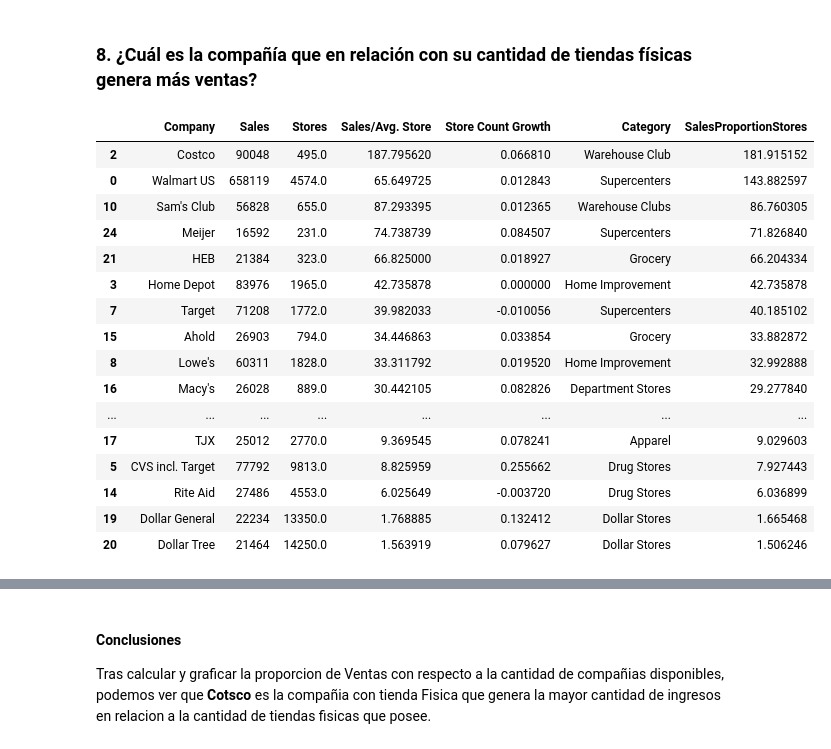
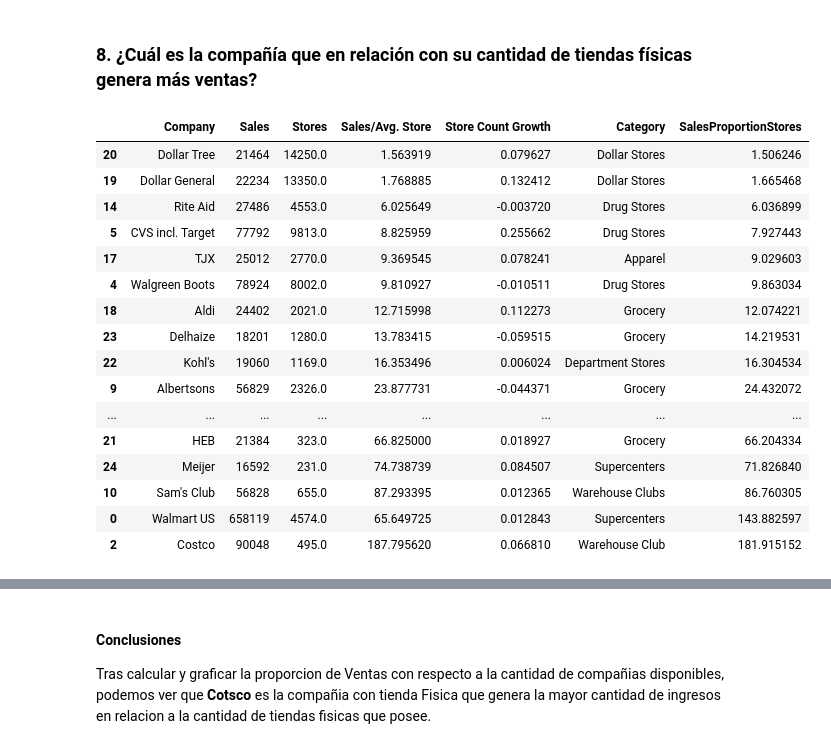
Before and after one commit to LuisReyes98/platzi-datacademy-proyecto, a Jupyter notebook: proyecto_datacademy.ipynb, the cells around one changed output, grey strips where cells are left out. Saved outputs shown, nothing was run; the diff lists cells and outputs as text; code cells hidden in the pictures.

```diff
--- a/proyecto_datacademy.ipynb
+++ b/proyecto_datacademy.ipynb
@@ -805,26 +805,26 @@ df_stores_sales = df_sorted.drop(df_sorted[df_sorted['Stores'] == 0].index)
 # %%
 df_stores_sales['SalesProportionStores'] = df_stores_sales['Sales'] / df_stores_sales['Stores']
 df_stores_sales = df_stores_sales.sort_values(
-    by='SalesProportionStores', ascending=False)
+    by='SalesProportionStores', ascending=True)
 df_stores_sales
 # %% [output]
 |  | Company | Sales | Stores | Sales/Avg. Store | Store Count Growth | Category | SalesProportionStores |
+| 20 | Dollar Tree | 21464 | 14250.0 | 1.563919 | 0.079627 | Dollar Stores | 1.506246 |
+| 19 | Dollar General | 22234 | 13350.0 | 1.768885 | 0.132412 | Dollar Stores | 1.665468 |
+| 14 | Rite Aid | 27486 | 4553.0 | 6.025649 | -0.003720 | Drug Stores | 6.036899 |
+| 5 | CVS incl. Target | 77792 | 9813.0 | 8.825959 | 0.255662 | Drug Stores | 7.927443 |
+| 17 | TJX | 25012 | 2770.0 | 9.369545 | 0.078241 | Apparel | 9.029603 |
+| 4 | Walgreen Boots | 78924 | 8002.0 | 9.810927 | -0.010511 | Drug Stores | 9.863034 |
+| 18 | Aldi | 24402 | 2021.0 | 12.715998 | 0.112273 | Grocery | 12.074221 |
+| 23 | Delhaize | 18201 | 1280.0 | 13.783415 | -0.059515 | Grocery | 14.219531 |
+| 22 | Kohl's | 19060 | 1169.0 | 16.353496 | 0.006024 | Department Stores | 16.304534 |
+| 9 | Albertsons | 56829 | 2326.0 | 23.877731 | -0.044371 | Grocery | 24.432072 |
+| ... | ... | ... | ... | ... | ... | ... | ... |
+| 21 | HEB | 21384 | 323.0 | 66.825000 | 0.018927 | Grocery | 66.204334 |
+| 24 | Meijer | 16592 | 231.0 | 74.738739 | 0.084507 | Supercenters | 71.826840 |
+| 10 | Sam's Club | 56828 | 655.0 | 87.293395 | 0.012365 | Warehouse Clubs | 86.760305 |
+| 0 | Walmart US | 658119 | 4574.0 | 65.649725 | 0.012843 | Supercenters | 143.882597 |
 | 2 | Costco | 90048 | 495.0 | 187.795620 | 0.066810 | Warehouse Club | 181.915152 |
-| 0 | Walmart US | 658119 | 4574.0 | 65.649725 | 0.012843 | Supercenters | 143.882597 |
-| 10 | Sam's Club | 56828 | 655.0 | 87.293395 | 0.012365 | Warehouse Clubs | 86.760305 |
-| 24 | Meijer | 16592 | 231.0 | 74.738739 | 0.084507 | Supercenters | 71.826840 |
-| 21 | HEB | 21384 | 323.0 | 66.825000 | 0.018927 | Grocery | 66.204334 |
-| 3 | Home Depot | 83976 | 1965.0 | 42.735878 | 0.000000 | Home Improvement | 42.735878 |
-| 7 | Target | 71208 | 1772.0 | 39.982033 | -0.010056 | Supercenters | 40.185102 |
-| 15 | Ahold | 26903 | 794.0 | 34.446863 | 0.033854 | Grocery | 33.882872 |
-| 8 | Lowe's | 60311 | 1828.0 | 33.311792 | 0.019520 | Home Improvement | 32.992888 |
-| 16 | Macy's | 26028 | 889.0 | 30.442105 | 0.082826 | Department Stores | 29.277840 |
-| ... | ... | ... | ... | ... | ... | ... | ... |
-| 17 | TJX | 25012 | 2770.0 | 9.369545 | 0.078241 | Apparel | 9.029603 |
-| 5 | CVS incl. Target | 77792 | 9813.0 | 8.825959 | 0.255662 | Drug Stores | 7.927443 |
-| 14 | Rite Aid | 27486 | 4553.0 | 6.025649 | -0.003720 | Drug Stores | 6.036899 |
-| 19 | Dollar General | 22234 | 13350.0 | 1.768885 | 0.132412 | Dollar Stores | 1.665468 |
-| 20 | Dollar Tree | 21464 | 14250.0 | 1.563919 | 0.079627 | Dollar Stores | 1.506246 |
 # %%
 chart = sns.barplot(
     x=df_stores_sales['Company'],
```
Also changed, not shown: parts of 1 cell of this notebook.
